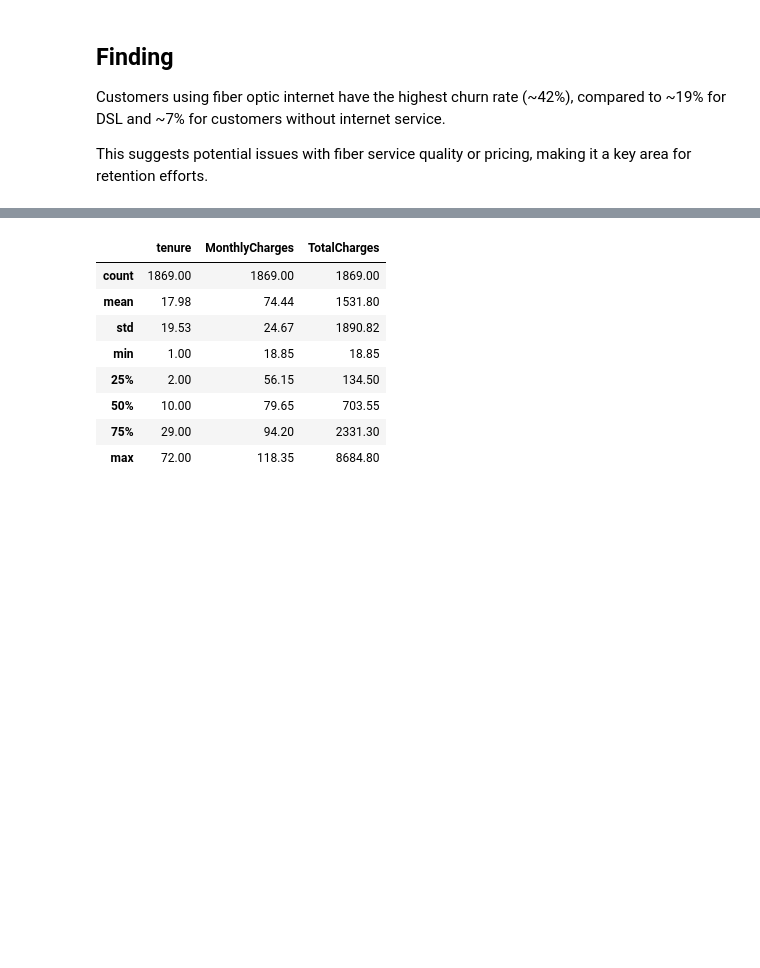
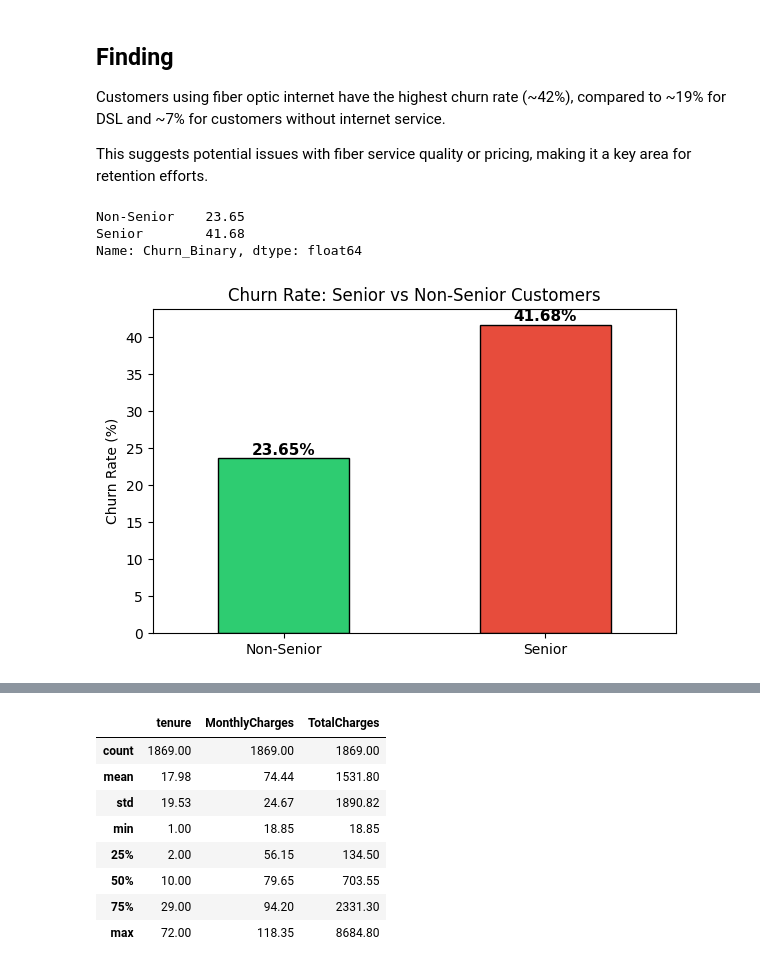
Before and after one commit to jodusaikoushik-hash/telco-churn-retention-analysis, a Jupyter notebook: Notebook/Churn_Analysis_Report.ipynb, the cells around one changed output, grey strips where cells are left out. Saved outputs shown, nothing was run; the diff lists cells and outputs as text; code cells hidden in the pictures; blank space fills up the shorter version.

```diff
--- a/Notebook/Churn_Analysis_Report.ipynb
+++ b/Notebook/Churn_Analysis_Report.ipynb
@@ -239,3 +264,28 @@ plt.show()
 Customers using fiber optic internet have the highest churn rate (~42%), compared to ~19% for DSL and ~7% for customers without internet service.
 
 This suggests potential issues with fiber service quality or pricing, making it a key area for retention efforts.
+# %%
+# -------------------------------
+# Q5b: Churn by Senior Citizen Status
+# -------------------------------
+senior_churn = (df.groupby('SeniorCitizen')['Churn_Binary'].mean() * 100).round(2)
+senior_churn.index = ['Non-Senior', 'Senior']
+senior_churn
+# %% [output]
+Non-Senior    23.65
+Senior        41.68
+Name: Churn_Binary, dtype: float64
+# %%
+plt.figure(figsize=(6, 4))
+senior_churn.plot(kind='bar', color=['#2ecc71', '#e74c3c'], edgecolor='black')
+
+for i, v in enumerate(senior_churn.values):
+    plt.text(i, v + 0.5, f'{v}%', ha='center', fontweight='bold', fontsize=11)
+
+plt.title('Churn Rate: Senior vs Non-Senior Customers')
+plt.ylabel('Churn Rate (%)')
+plt.xticks(rotation=0)
+plt.tight_layout()
+plt.show()
+# %% [output]
+[figure, added]
```
Also changed, not shown: parts of 11 cells of this notebook.
